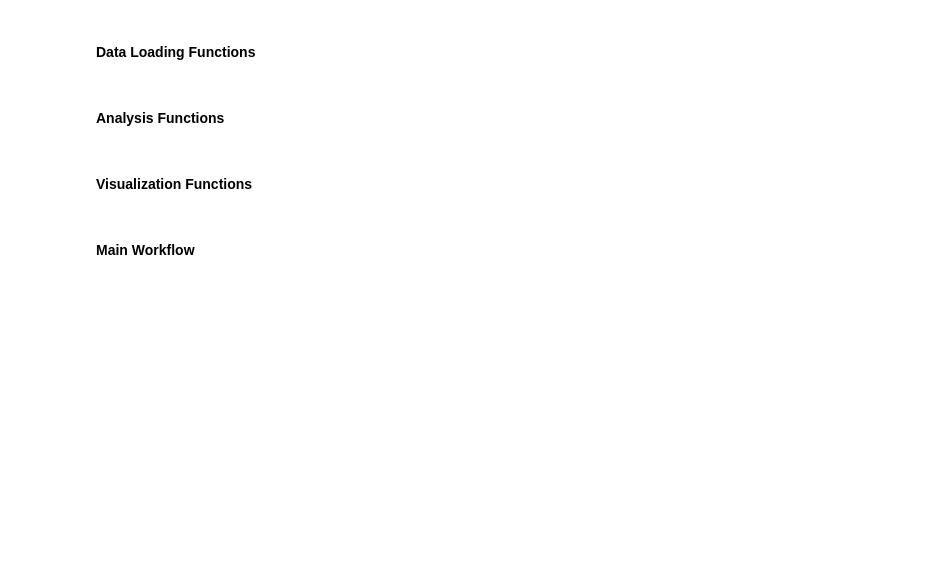
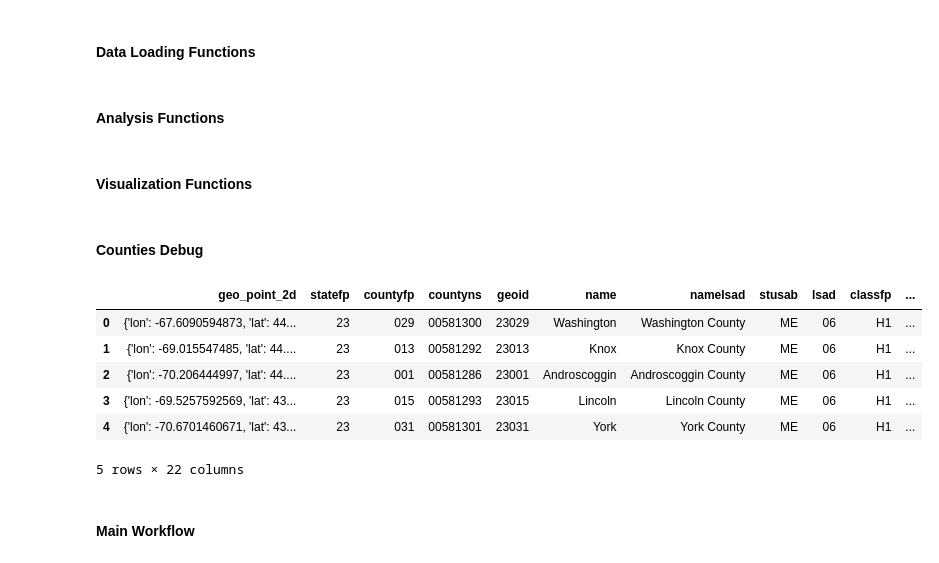
Before and after one commit to jbakerGIS/maine-wildfire-analysis, a Jupyter notebook: notebooks/analysis_notebook.ipynb, the cells around one changed output. Saved outputs shown, nothing was run; the diff lists cells and outputs as text; code cells hidden in the pictures; blank space fills up the shorter version.

```diff
--- a/notebooks/analysis_notebook.ipynb
+++ b/notebooks/analysis_notebook.ipynb
@@ -199,6 +204,19 @@ def export_interactive_map(
 
     m.save(output_path)
     print(f"Interactive map saved to: {output_path}")
+# %% [markdown]
+#### Counties Debug
+# %%
+counties = gpd.read_file(COUNTY_DATA).to_crs(CRS)
+counties.head()
+# %% [output]
+|  | geo_point_2d | statefp | countyfp | countyns | geoid | name | namelsad | stusab | lsad | classfp | ... |
+| 0 | {'lon': -67.6090594873, 'lat': 44... | 23 | 029 | 00581300 | 23029 | Washington | Washington County | ME | 06 | H1 | ... |
+| 1 | {'lon': -69.015547485, 'lat': 44.... | 23 | 013 | 00581292 | 23013 | Knox | Knox County | ME | 06 | H1 | ... |
+| 2 | {'lon': -70.206444997, 'lat': 44.... | 23 | 001 | 00581286 | 23001 | Androscoggin | Androscoggin County | ME | 06 | H1 | ... |
+| 3 | {'lon': -69.5257592569, 'lat': 43... | 23 | 015 | 00581293 | 23015 | Lincoln | Lincoln County | ME | 06 | H1 | ... |
+| 4 | {'lon': -70.6701460671, 'lat': 43... | 23 | 031 | 00581301 | 23031 | York | York County | ME | 06 | H1 | ... |
+5 rows × 22 columns
 # %% [markdown]
 #### Main Workflow
 # %%
```
Also changed, not shown: parts of 5 cells of this notebook, 5 other files.
